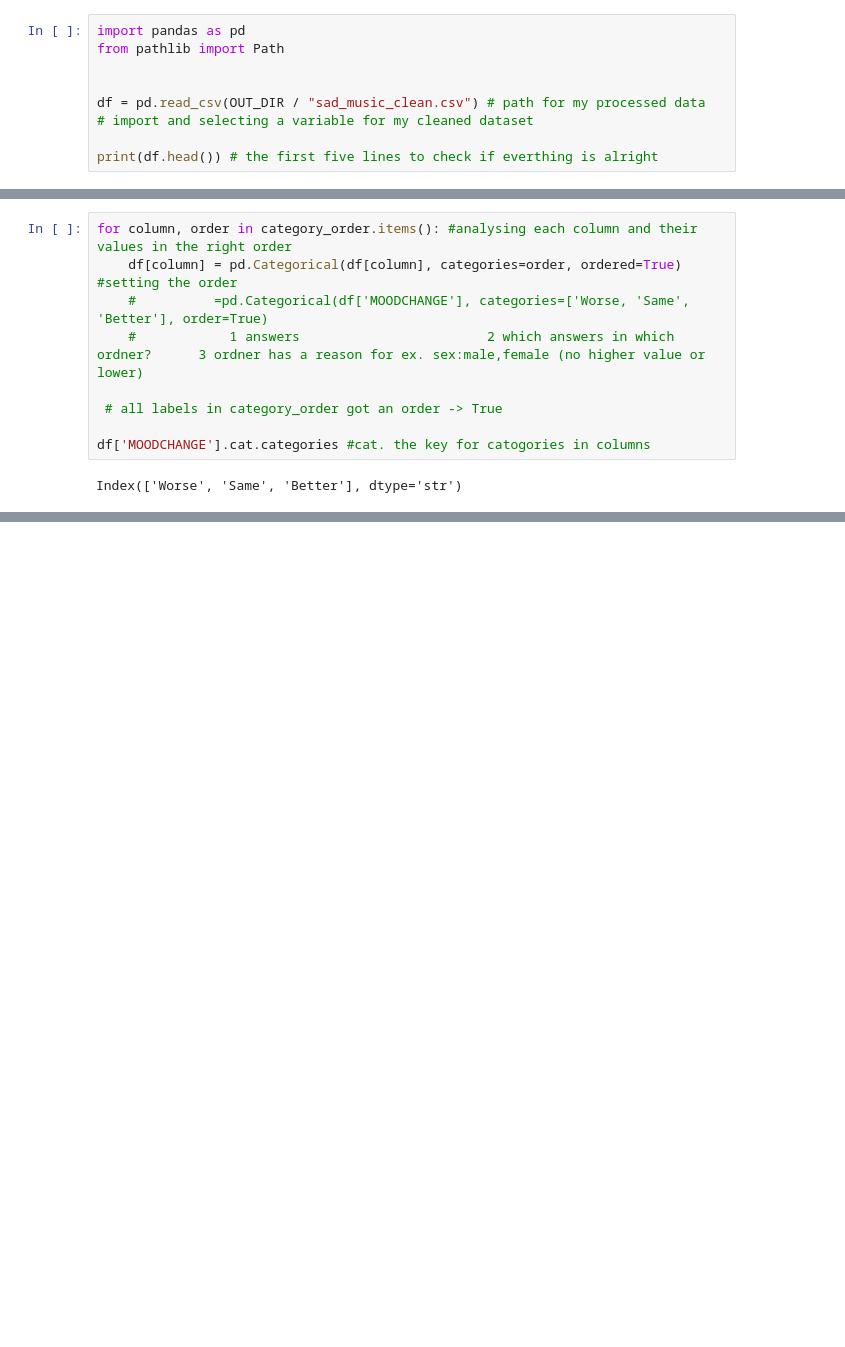
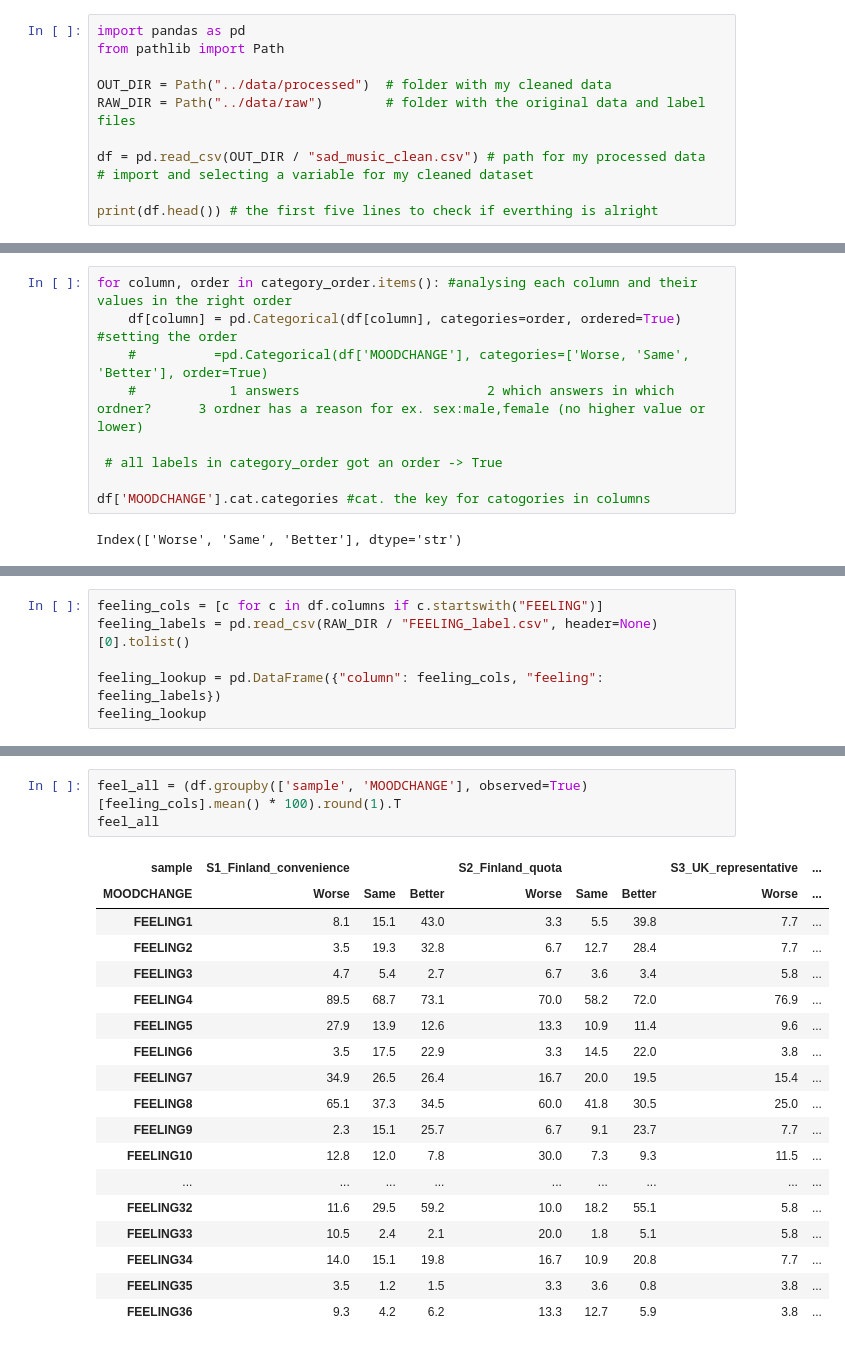
Before and after one commit to chaymaeloukili/melancholy-vs-rumination, a Jupyter notebook: notebooks/03_analysis.ipynb, the cells around one changed output, grey strips where cells are left out. Cells and saved outputs as stored; diff of their text form; blank space fills up the shorter version.

```diff
--- a/notebooks/03_analysis.ipynb
+++ b/notebooks/03_analysis.ipynb
@@ -4,6 +4,8 @@
 import pandas as pd
 from pathlib import Path
 
+OUT_DIR = Path("../data/processed")  # folder with my cleaned data
+RAW_DIR = Path("../data/raw")        # folder with the original data and label files
 
 df = pd.read_csv(OUT_DIR / "sad_music_clean.csv") # path for my processed data
 # import and selecting a variable for my cleaned dataset
@@ -66,0 +286,6 @@ Index(['Worse', 'Same', 'Better'], dtype='str')
+# %%
+feeling_cols = [c for c in df.columns if c.startswith("FEELING")]
+feeling_labels = pd.read_csv(RAW_DIR / "FEELING_label.csv", header=None)[0].tolist()
+
+feeling_lookup = pd.DataFrame({"column": feeling_cols, "feeling": feeling_labels})
+feeling_lookup
@@ -66,0 +423,22 @@ Index(['Worse', 'Same', 'Better'], dtype='str')
+# %%
+feel_all = (df.groupby(['sample', 'MOODCHANGE'], observed=True)[feeling_cols].mean() * 100).round(1).T
+feel_all
+# %% [output]
+| sample | S1_Finland_convenience |  |  | S2_Finland_quota |  |  | S3_UK_representative | ... |
+| MOODCHANGE | Worse | Same | Better | Worse | Same | Better | Worse | ... |
+| FEELING1 | 8.1 | 15.1 | 43.0 | 3.3 | 5.5 | 39.8 | 7.7 | ... |
+| FEELING2 | 3.5 | 19.3 | 32.8 | 6.7 | 12.7 | 28.4 | 7.7 | ... |
+| FEELING3 | 4.7 | 5.4 | 2.7 | 6.7 | 3.6 | 3.4 | 5.8 | ... |
+| FEELING4 | 89.5 | 68.7 | 73.1 | 70.0 | 58.2 | 72.0 | 76.9 | ... |
+| FEELING5 | 27.9 | 13.9 | 12.6 | 13.3 | 10.9 | 11.4 | 9.6 | ... |
+| FEELING6 | 3.5 | 17.5 | 22.9 | 3.3 | 14.5 | 22.0 | 3.8 | ... |
+| FEELING7 | 34.9 | 26.5 | 26.4 | 16.7 | 20.0 | 19.5 | 15.4 | ... |
+| FEELING8 | 65.1 | 37.3 | 34.5 | 60.0 | 41.8 | 30.5 | 25.0 | ... |
+| FEELING9 | 2.3 | 15.1 | 25.7 | 6.7 | 9.1 | 23.7 | 7.7 | ... |
+| FEELING10 | 12.8 | 12.0 | 7.8 | 30.0 | 7.3 | 9.3 | 11.5 | ... |
+| ... | ... | ... | ... | ... | ... | ... | ... | ... |
+| FEELING32 | 11.6 | 29.5 | 59.2 | 10.0 | 18.2 | 55.1 | 5.8 | ... |
+| FEELING33 | 10.5 | 2.4 | 2.1 | 20.0 | 1.8 | 5.1 | 5.8 | ... |
+| FEELING34 | 14.0 | 15.1 | 19.8 | 16.7 | 10.9 | 20.8 | 7.7 | ... |
+| FEELING35 | 3.5 | 1.2 | 1.5 | 3.3 | 3.6 | 0.8 | 3.8 | ... |
+| FEELING36 | 9.3 | 4.2 | 6.2 | 13.3 | 12.7 | 5.9 | 3.8 | ... |
```
Also changed, not shown: parts of 50 cells of this notebook, 3 other files.
